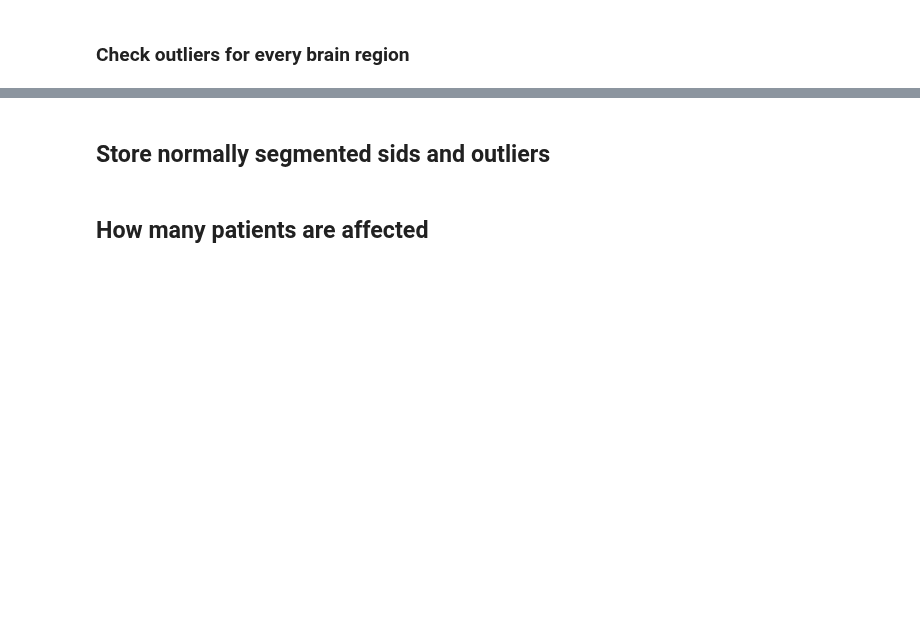
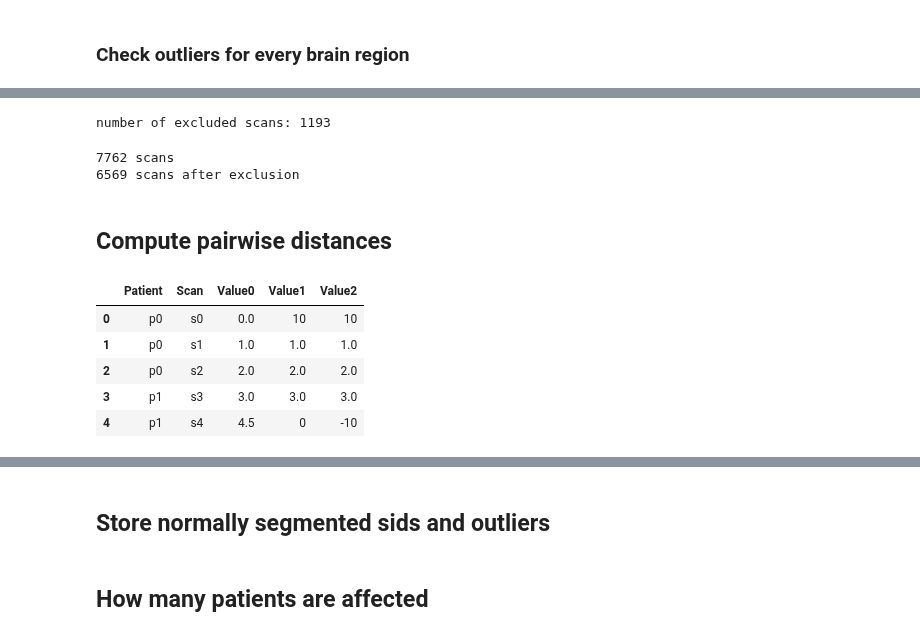
Before and after one commit to Kiril94/Thesis, a Jupyter notebook: cobra/t1_long/long_pred_stats.ipynb, the cells around one changed output, grey strips where cells are left out. Drawn from its saved outputs; the diff is of its cells as text; code cells hidden in the pictures; blank space fills up the shorter version.

Commit message:
compute pairwise distances

```diff
--- a/cobra/t1_long/long_pred_stats.ipynb
+++ b/cobra/t1_long/long_pred_stats.ipynb
@@ -143,4 +150,25 @@ for br_ls in affected_br_dic.values():
 # %%
 exclude_sids_ls = list(set(exclude_sids_ls))
+print('number of excluded scans:',len(exclude_sids_ls))
+# %% [output]
+number of excluded scans: 1193
 # %%
 df_clean = pred_df[~pred_df.SeriesInstanceUID.isin(exclude_sids_ls)]
+print(len(pred_df), 'scans')
+print(len(df_clean), 'scans after exclusion')
+# %% [output]
+7762 scans
+6569 scans after exclusion
+# %% [markdown]
+## Compute pairwise distances
+# %%
+test_df = pd.DataFrame(data=np.array([['p0', 'p0', 'p0','p1', 'p1'], ['s0','s1','s2','s3','s4'], [0.0,1.,2.,3.,4.5], [10,1.,2.,3.,0],[10,1.,2.,3.,-10]]).T,
+    columns=['Patient', 'Scan', 'Value0','Value1', 'Value2'])
+test_df.head()
+# %% [output]
+|  | Patient | Scan | Value0 | Value1 | Value2 |
+| 0 | p0 | s0 | 0.0 | 10 | 10 |
+| 1 | p0 | s1 | 1.0 | 1.0 | 1.0 |
+| 2 | p0 | s2 | 2.0 | 2.0 | 2.0 |
+| 3 | p1 | s3 | 3.0 | 3.0 | 3.0 |
+| 4 | p1 | s4 | 4.5 | 0 | -10 |
```
Also changed, not shown: parts of 17 cells of this notebook, 3 other files.
